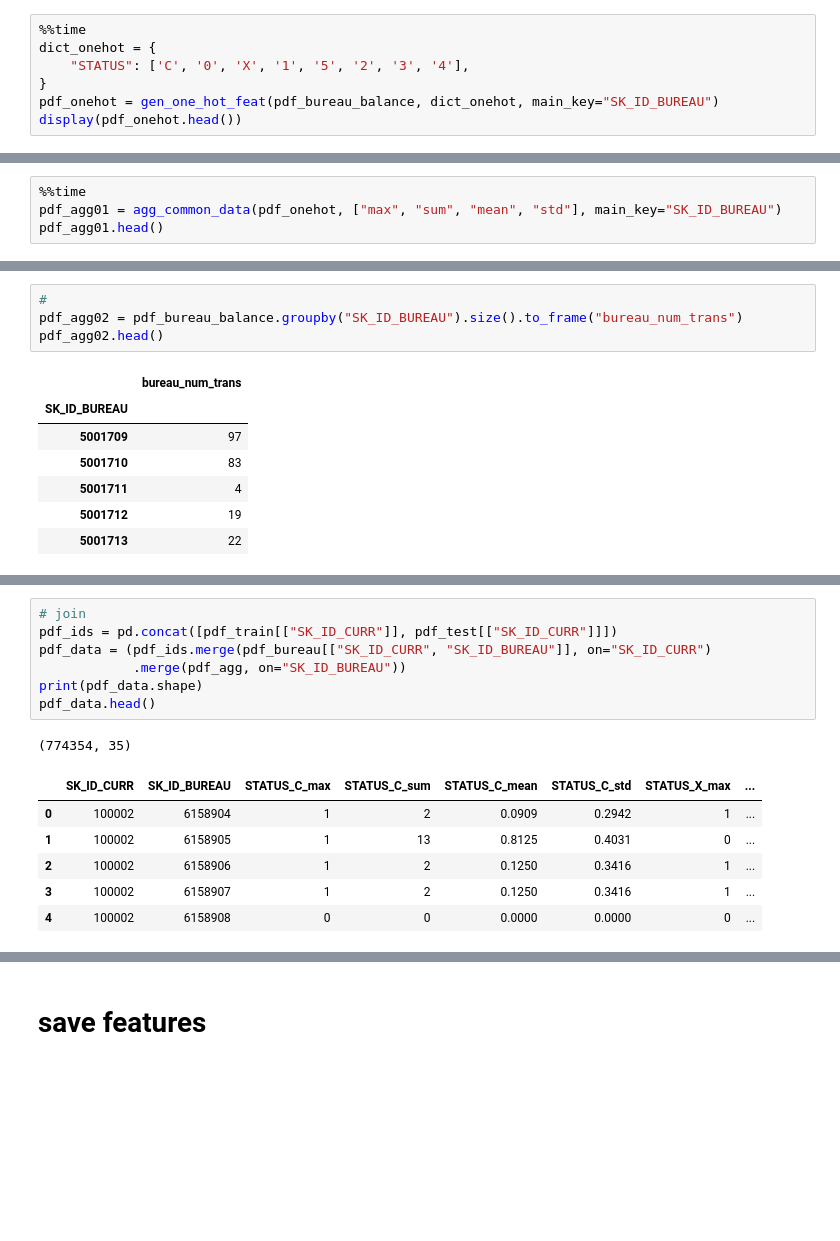
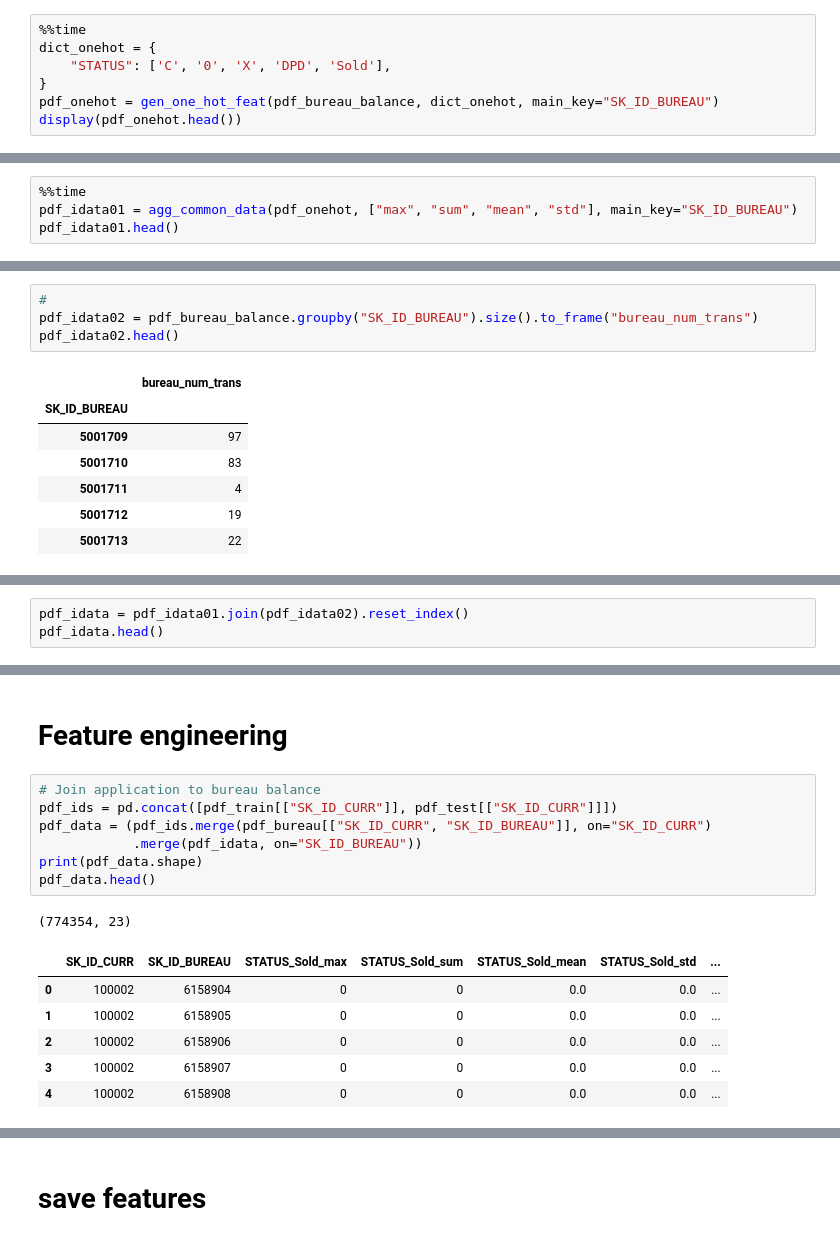
Before and after one commit to ongxuanhong/data-science-mini-course, a Jupyter notebook: 04_feature_engineering/003_bureau_balance.ipynb, the cells around one changed output, grey strips where cells are left out. Cells and saved outputs as stored; diff of their text form; blank space fills up the shorter version.

```diff
--- a/04_feature_engineering/003_bureau_balance.ipynb
+++ b/04_feature_engineering/003_bureau_balance.ipynb
@@ -79,7 +111,7 @@ pdf_bureau_balance["STATUS"].value_counts().index.tolist()
 # %%
 %%time
 dict_onehot = {
-    "STATUS": ['C', '0', 'X', '1', '5', '2', '3', '4'],
+    "STATUS": ['C', '0', 'X', 'DPD', 'Sold'],
 }
 pdf_onehot = gen_one_hot_feat(pdf_bureau_balance, dict_onehot, main_key="SK_ID_BUREAU")
 display(pdf_onehot.head())
@@ -95,6 +127,6 @@ Wall time: 1min 26s
 # %%
 %%time
-pdf_agg01 = agg_common_data(pdf_onehot, ["max", "sum", "mean", "std"], main_key="SK_ID_BUREAU")
-pdf_agg01.head()
+pdf_idata01 = agg_common_data(pdf_onehot, ["max", "sum", "mean", "std"], main_key="SK_ID_BUREAU")
+pdf_idata01.head()
 # %% [output]
 {'STATUS_0': ['max', 'sum', 'mean', 'std'],
@@ -111,7 +140,7 @@ Wall time: 9.52 s
 # %%
 #
-pdf_agg02 = pdf_bureau_balance.groupby("SK_ID_BUREAU").size().to_frame("bureau_num_trans")
-pdf_agg02.head()
+pdf_idata02 = pdf_bureau_balance.groupby("SK_ID_BUREAU").size().to_frame("bureau_num_trans")
+pdf_idata02.head()
 # %% [output]
 |  | bureau_num_trans |
 | SK_ID_BUREAU |  |
@@ -134,0 +152,3 @@ pdf_agg.head()
+# %%
+pdf_idata = pdf_idata01.join(pdf_idata02).reset_index()
+pdf_idata.head()
@@ -135,18 +162,20 @@ pdf_agg.head()
+# %% [markdown]
+# Feature engineering
 # %%
-# join
+# Join application to bureau balance
 pdf_ids = pd.concat([pdf_train[["SK_ID_CURR"]], pdf_test[["SK_ID_CURR"]]])
 pdf_data = (pdf_ids.merge(pdf_bureau[["SK_ID_CURR", "SK_ID_BUREAU"]], on="SK_ID_CURR")
-            .merge(pdf_agg, on="SK_ID_BUREAU"))
+            .merge(pdf_idata, on="SK_ID_BUREAU"))
 print(pdf_data.shape)
 pdf_data.head()
 # %% [output]
-(774354, 35)
+(774354, 23)
-|  | SK_ID_CURR | SK_ID_BUREAU | STATUS_C_max | STATUS_C_sum | STATUS_C_mean | STATUS_C_std | STATUS_X_max | ... |
-| 0 | 100002 | 6158904 | 1 | 2 | 0.0909 | 0.2942 | 1 | ... |
-| 1 | 100002 | 6158905 | 1 | 13 | 0.8125 | 0.4031 | 0 | ... |
-| 2 | 100002 | 6158906 | 1 | 2 | 0.1250 | 0.3416 | 1 | ... |
-| 3 | 100002 | 6158907 | 1 | 2 | 0.1250 | 0.3416 | 1 | ... |
-| 4 | 100002 | 6158908 | 0 | 0 | 0.0000 | 0.0000 | 0 | ... |
+|  | SK_ID_CURR | SK_ID_BUREAU | STATUS_Sold_max | STATUS_Sold_sum | STATUS_Sold_mean | STATUS_Sold_std | ... |
+| 0 | 100002 | 6158904 | 0 | 0 | 0.0 | 0.0 | ... |
+| 1 | 100002 | 6158905 | 0 | 0 | 0.0 | 0.0 | ... |
+| 2 | 100002 | 6158906 | 0 | 0 | 0.0 | 0.0 | ... |
+| 3 | 100002 | 6158907 | 0 | 0 | 0.0 | 0.0 | ... |
+| 4 | 100002 | 6158908 | 0 | 0 | 0.0 | 0.0 | ... |
 # %%
 # statistics on status_sum, bureau_num_trans
 ls_cols = [cname for cname in pdf_data.columns if "_sum" in cname] + ["bureau_num_trans"]
```
Also changed, not shown: parts of 21 cells of this notebook.
